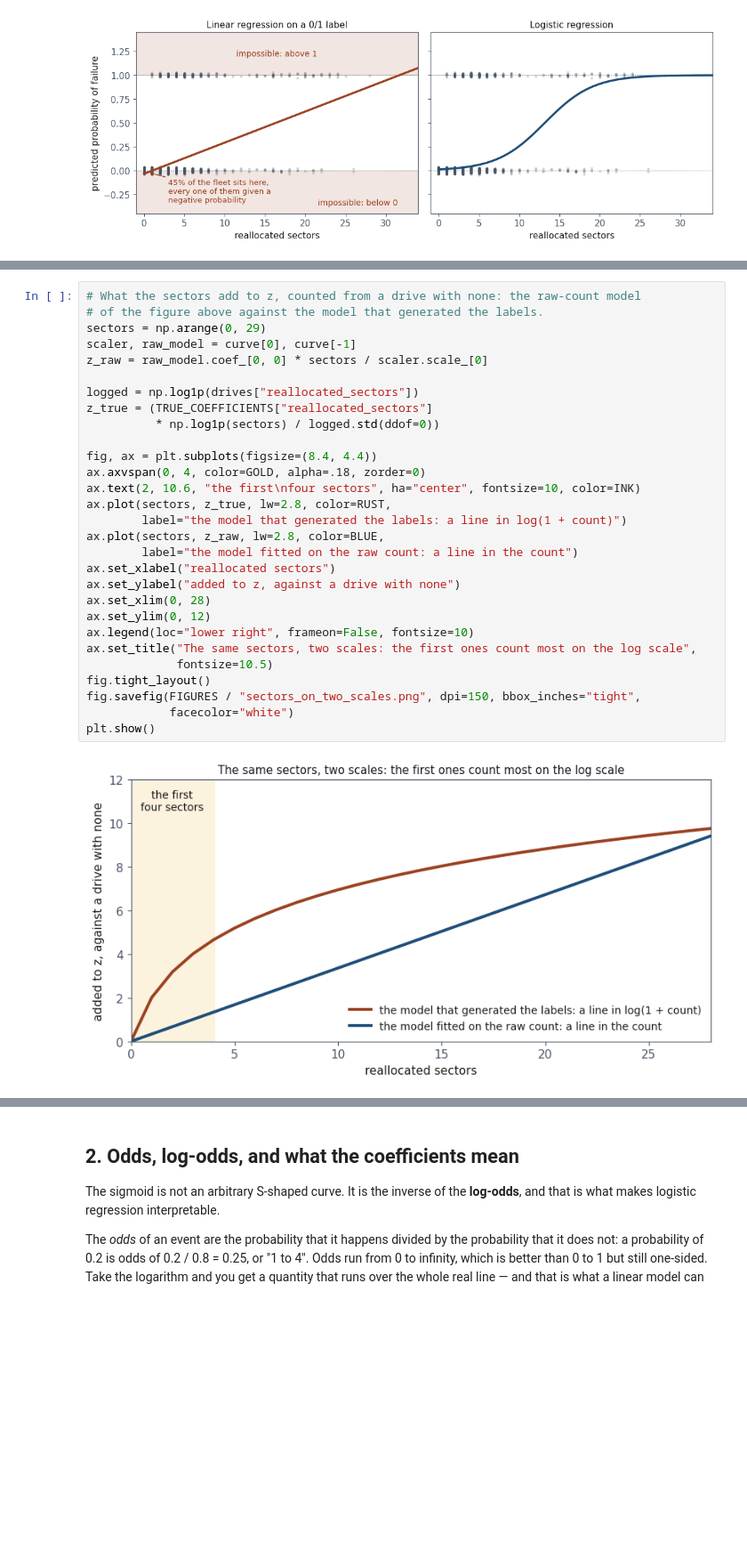
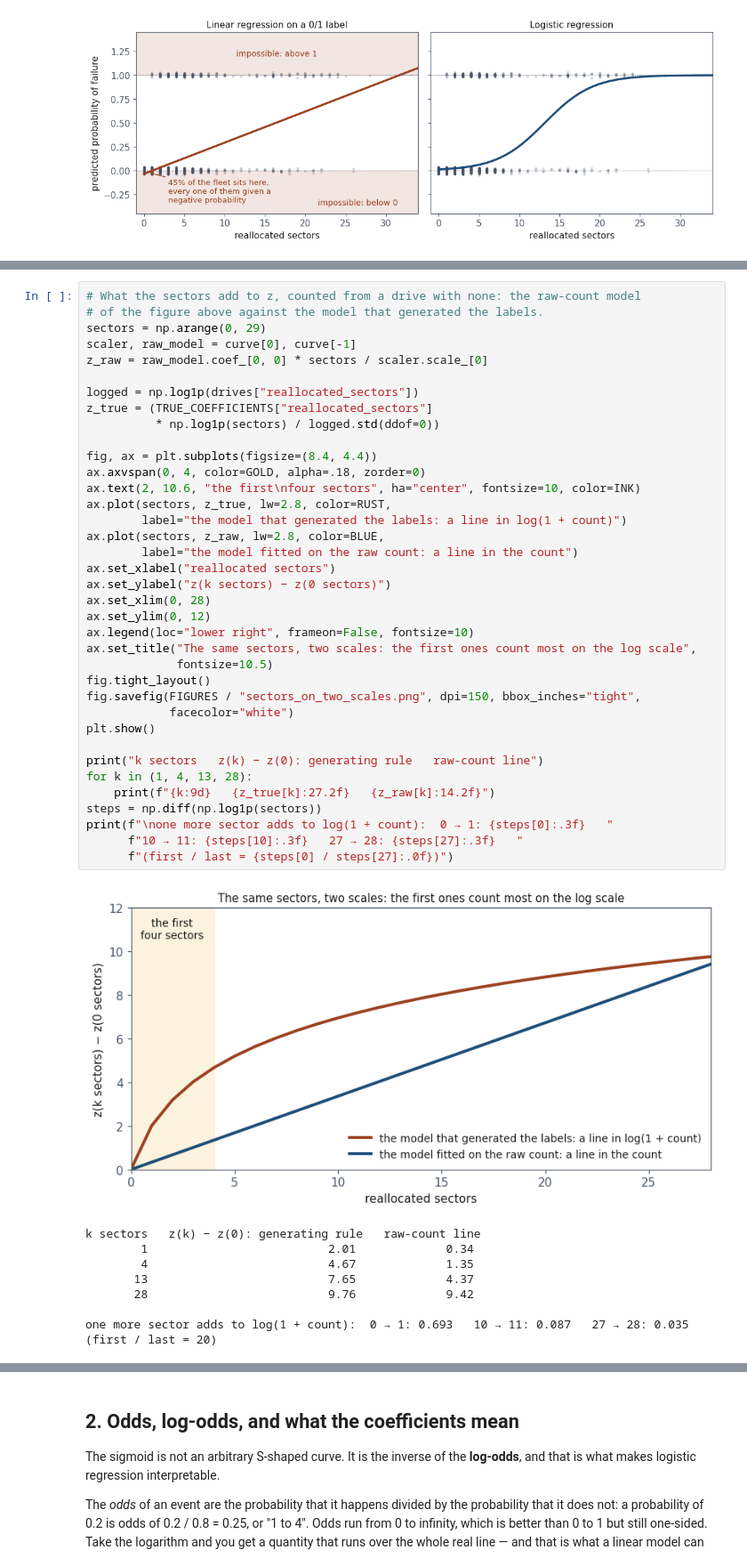
Before and after one commit to fabioantonini/technologies-for-artificial-intelligence, a Jupyter notebook: Lessons/04_classification_and_metrics/Notebooks/01_logistic_regression_from_scratch.ipynb, the cells around one changed output, grey strips where cells are left out. Shown at 89% size. Saved outputs shown, nothing was run; the diff lists cells and outputs as text; blank space fills up the shorter version.

```diff
--- a/Lessons/04_classification_and_metrics/Notebooks/01_logistic_regression_from_scratch.ipynb
+++ b/Lessons/04_classification_and_metrics/Notebooks/01_logistic_regression_from_scratch.ipynb
@@ -180,31 +250,46 @@ what the sectors add to z under each of the two.
 # %%
 # What the sectors add to z, counted from a drive with none: the raw-count model
 # of the figure above against the model that generated the labels.
 sectors = np.arange(0, 29)
 scaler, raw_model = curve[0], curve[-1]
 z_raw = raw_model.coef_[0, 0] * sectors / scaler.scale_[0]
 
 logged = np.log1p(drives["reallocated_sectors"])
 z_true = (TRUE_COEFFICIENTS["reallocated_sectors"]
           * np.log1p(sectors) / logged.std(ddof=0))
 
 fig, ax = plt.subplots(figsize=(8.4, 4.4))
 ax.axvspan(0, 4, color=GOLD, alpha=.18, zorder=0)
 ax.text(2, 10.6, "the first\nfour sectors", ha="center", fontsize=10, color=INK)
 ax.plot(sectors, z_true, lw=2.8, color=RUST,
         label="the model that generated the labels: a line in log(1 + count)")
 ax.plot(sectors, z_raw, lw=2.8, color=BLUE,
         label="the model fitted on the raw count: a line in the count")
 ax.set_xlabel("reallocated sectors")
-ax.set_ylabel("added to z, against a drive with none")
+ax.set_ylabel("z(k sectors) − z(0 sectors)")
 ax.set_xlim(0, 28)
 ax.set_ylim(0, 12)
 ax.legend(loc="lower right", frameon=False, fontsize=10)
 ax.set_title("The same sectors, two scales: the first ones count most on the log scale",
              fontsize=10.5)
 fig.tight_layout()
 fig.savefig(FIGURES / "sectors_on_two_scales.png", dpi=150, bbox_inches="tight",
             facecolor="white")
 plt.show()
+
+print("k sectors   z(k) − z(0): generating rule   raw-count line")
+for k in (1, 4, 13, 28):
+    print(f"{k:9d}   {z_true[k]:27.2f}   {z_raw[k]:14.2f}")
+steps = np.diff(np.log1p(sectors))
+print(f"\none more sector adds to log(1 + count):  0 → 1: {steps[0]:.3f}   "
+      f"10 → 11: {steps[10]:.3f}   27 → 28: {steps[27]:.3f}   "
+      f"(first / last = {steps[0] / steps[27]:.0f})")
 # %% [output]
-[figure, old version]
+[figure, new version]
+k sectors   z(k) − z(0): generating rule   raw-count line
+        1                          2.01             0.34
+        4                          4.67             1.35
+       13                          7.65             4.37
+       28                          9.76             9.42
+
+one more sector adds to log(1 + count):  0 → 1: 0.693   10 → 11: 0.087   27 → 28: 0.035   (first / last = 20)
```
Also changed, not shown: parts of 6 cells of this notebook, 5 other files.
